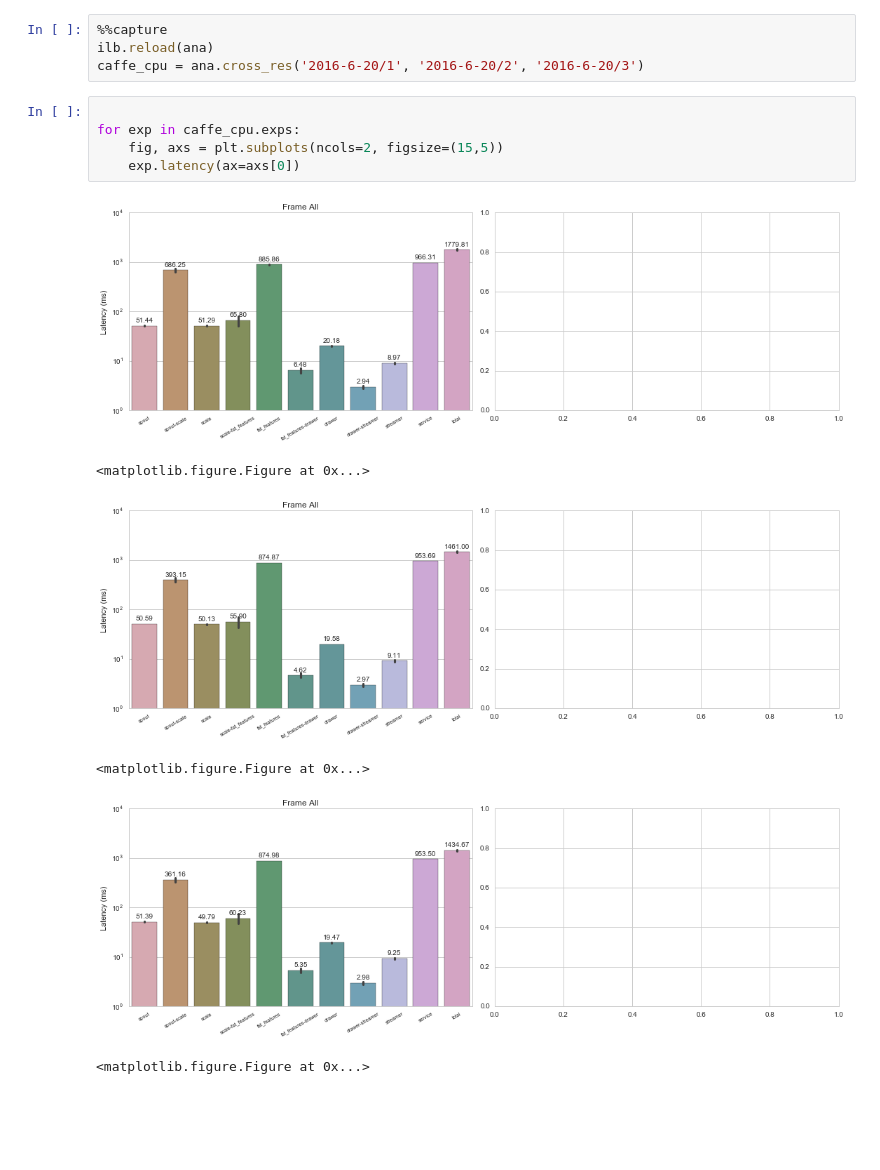
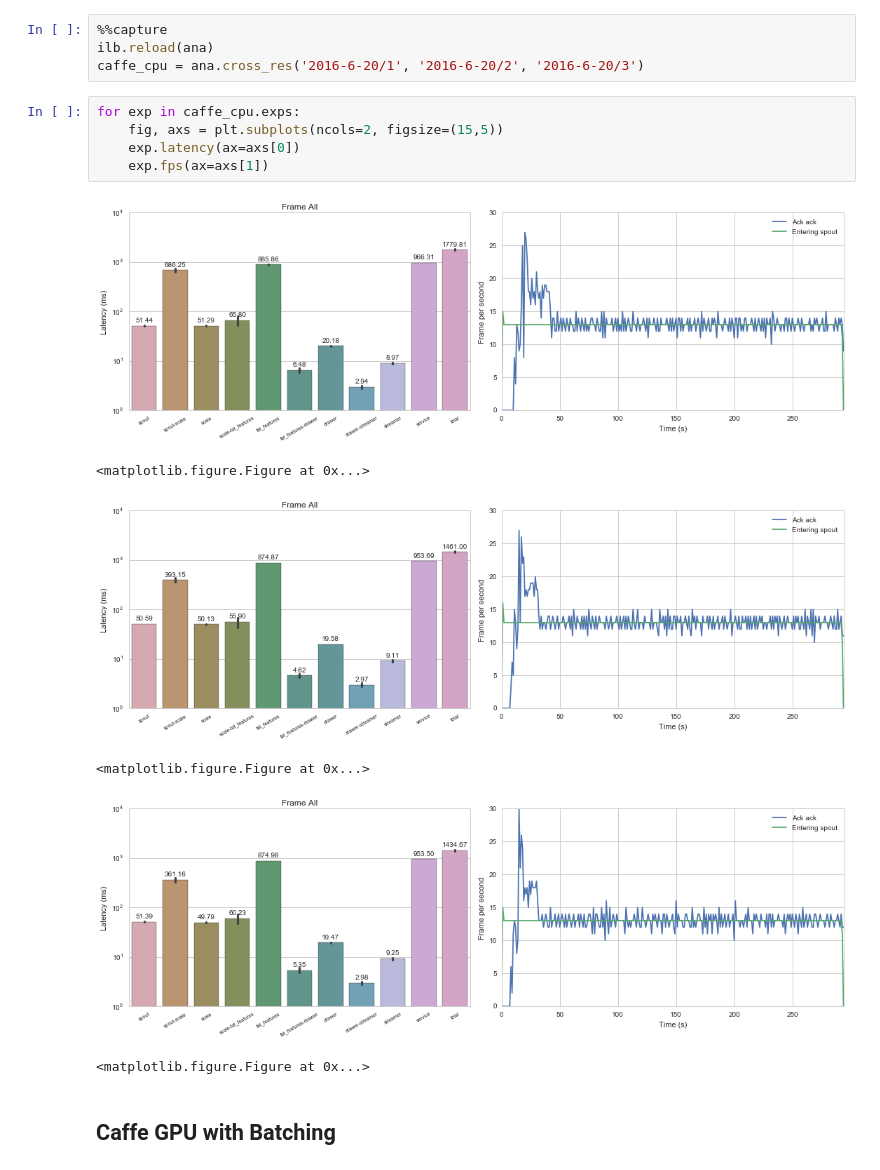
Before and after one commit to Aetf/remotelog, a Jupyter notebook: Exp-Res.ipynb, the cells around one changed output. Saved outputs shown, nothing was run; the diff lists cells and outputs as text; blank space fills up the shorter version.

```diff
--- a/Exp-Res.ipynb
+++ b/Exp-Res.ipynb
@@ -469,14 +469,16 @@ nice_fats.exps[0].latency(1200)
 ilb.reload(ana)
 caffe_cpu = ana.cross_res('2016-6-20/1', '2016-6-20/2', '2016-6-20/3')
 # %%
-
 for exp in caffe_cpu.exps:
     fig, axs = plt.subplots(ncols=2, figsize=(15,5))
     exp.latency(ax=axs[0])
+    exp.fps(ax=axs[1])
 # %% [output]
-[figure, old version]
+[figure, new version]
 <matplotlib.figure.Figure at 0x...>
-[figure, old version]
+[figure, new version]
 <matplotlib.figure.Figure at 0x...>
-[figure, old version]
+[figure, new version]
 <matplotlib.figure.Figure at 0x...>
+# %% [markdown]
+## Caffe GPU with Batching
```
Also changed, not shown: parts of 14 cells of this notebook, 5 other files.
